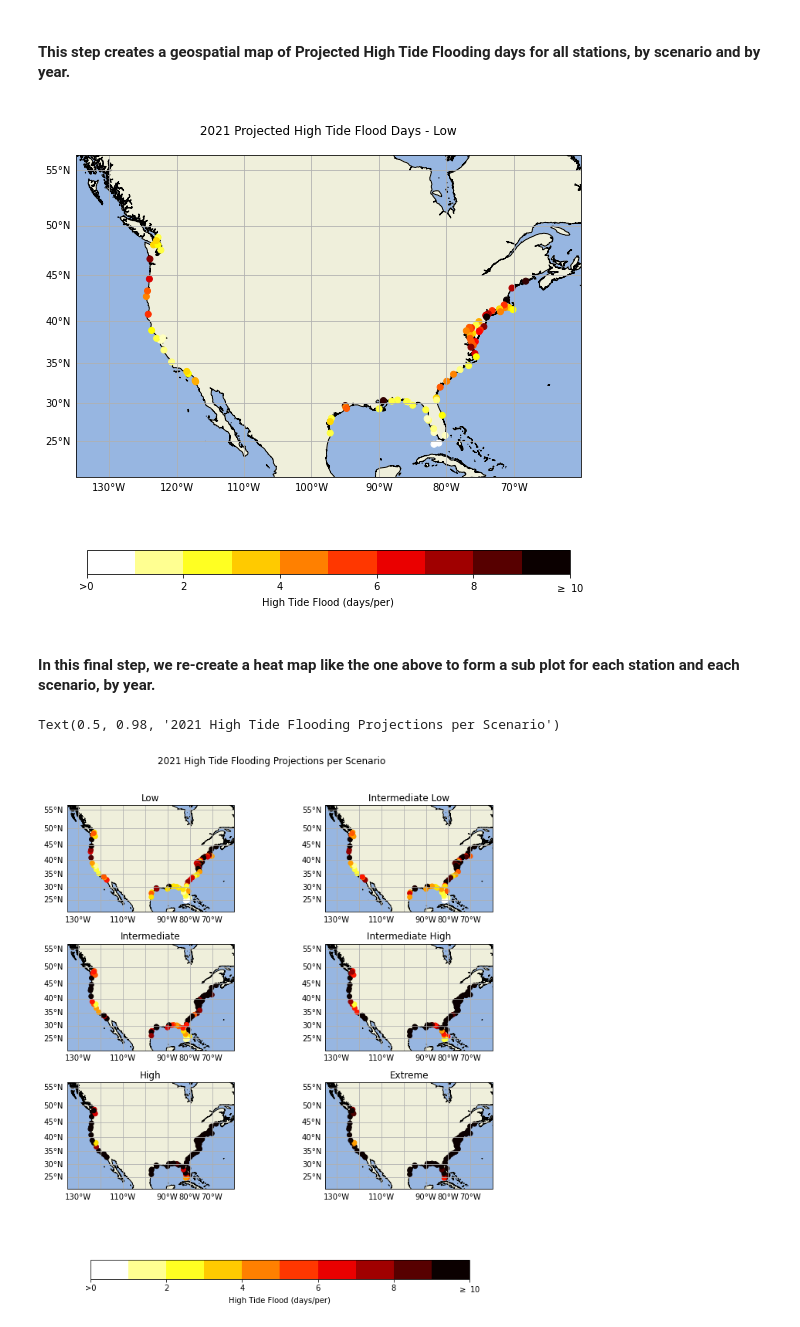
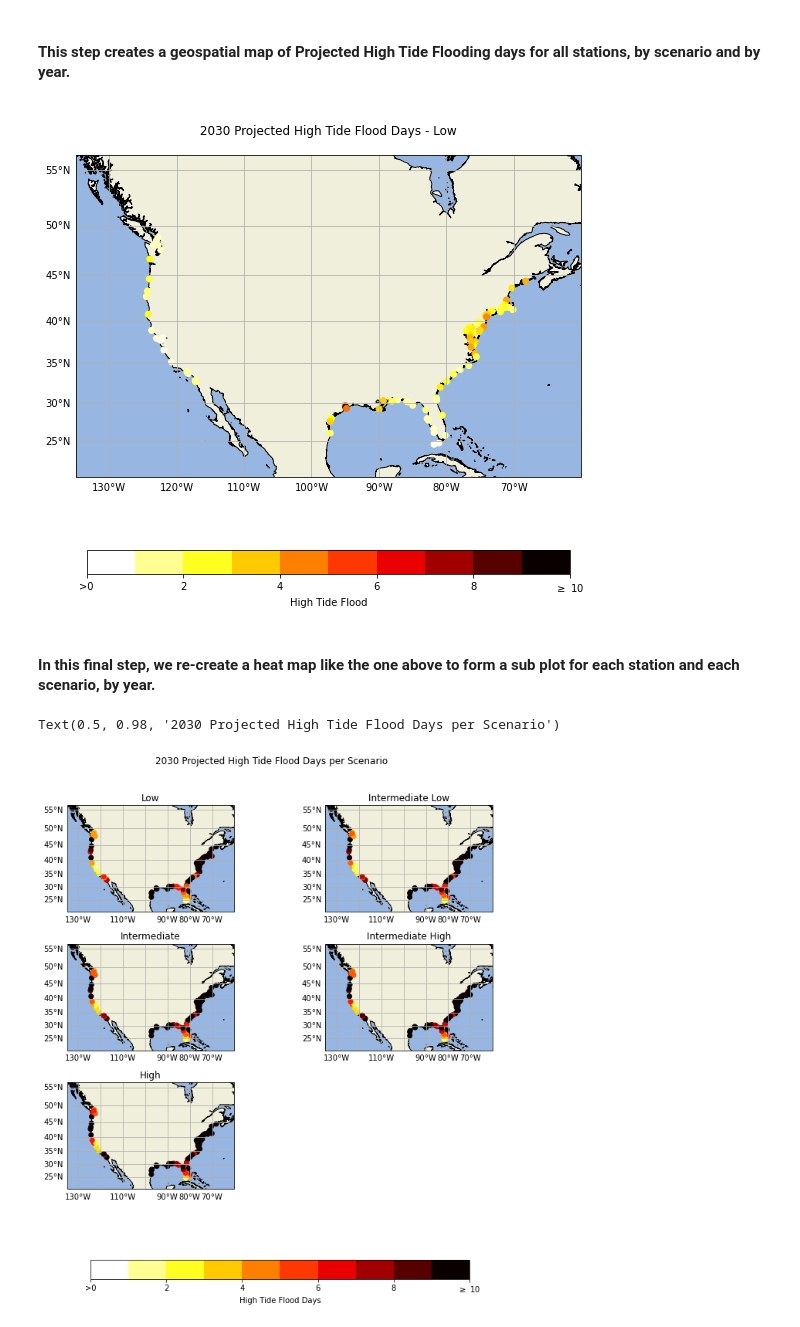
Before and after one commit to NOAA-CO-OPS/Coastal_Hazards_Example_Notebooks, a Jupyter notebook: HTF_Outlook_APIretrieval_plotting.ipynb, the cells around one changed output. Drawn from its saved outputs; the diff is of its cells as text; code cells hidden in the pictures.

```diff
--- a/HTF_Outlook_APIretrieval_plotting.ipynb
+++ b/HTF_Outlook_APIretrieval_plotting.ipynb
@@ -473,10 +481,16 @@ sidlatlon
 # %% [markdown]
 #### This step indexes the larger list of stations from the metadata API by the station ID from the DPAPI to create the lat/long subset to match the list of High Tide Flooding stations.
 # %%
+decdf=decproj.loc[decproj['decade']==2030]
+
+
+decdf= decdf.set_index('stnId')
+
+
 df=sidlatlon
 
-df = df.loc[df.index & annproj.index]
-df
+htfstns = df.loc[df.index & decdf.index]
+htfstns
 # %% [output]
 |  | lat | lng |
 | stnId |  |  |
@@ -514,0 +511,3 @@ annproj
+# %%
+decdf = decdf.join(htfstns)
+decdf
@@ -527,21 +541,21 @@ plt.figure(figsize=(8,8))
 ax=plt.axes(projection=proj)
 ax.coastlines('10m')
 gl=ax.gridlines(draw_labels=True)
-gl.ylabels_right=False
-gl.xlabels_top=False
+gl.right_labels=False
+gl.top_labels=False
 ax.add_feature(cfeature.OCEAN)
 ax.add_feature(cfeature.LAND)
 ax.set_extent([-135, -60, 20, 50])#, ccrs.Geodetic())
 
-ax.scatter(annproj['lng'],annproj['lat'],c=annproj['low'],cmap=cmap,transform=data_crs)
+ax.scatter(decdf['lng'],decdf['lat'],c=decdf['low'],cmap=cmap,transform=data_crs)
 
-ax.set_title('\n 2021 Projected High Tide Flood Days - Low \n')
-cbar=plt.colorbar(mpl.cm.ScalarMappable(cmap=cmap,norm=norm),ax=ax,fraction=0.05,label='High Tide Flood (days/per)',orientation='horizontal')
+ax.set_title('\n 2030 Projected High Tide Flood Days - Low \n')
+cbar=plt.colorbar(mpl.cm.ScalarMappable(cmap=cmap,norm=norm),ax=ax,fraction=0.05,label='High Tide Flood',orientation='horizontal')
 cbar.ax.set_xticklabels(['>0','','2','','4','','6','','8','',r'$\geq\ $10'])
 
 plt.tight_layout(pad=3)
 # %% [output]
-[figure, old version]
+[figure, new version]
 # %% [markdown]
 #### In this final step, we re-create a heat map like the one above to form a sub plot for each station and each scenario, by year.
 # %%
@@ -559,13 +573,13 @@ fig, ax = plt.subplots(3,2,figsize=(12,11),subplot_kw={'projection':proj},squeez
 
 ax[0,0].coastlines('10m')
 gl=ax[0,0].gridlines(draw_labels=True)
-gl.ylabels_right=False
-gl.xlabels_top=False
+gl.right_labels=False
+gl.top_labels=False
 ax[0,0].add_feature(cfeature.OCEAN)
 ax[0,0].add_feature(cfeature.LAND)
 ax[0,0].set_extent([-135, -60, 20, 50])#, ccrs.Geodetic())
 
-ax[0,0].scatter(annproj['lng'],annproj['lat'],c=annproj['low'],cmap=cmap,transform=data_crs,vmin=vmin,vmax=vmax)
+ax[0,0].scatter(decdf['lng'],decdf['lat'],c=decdf['low'],cmap=cmap,transform=data_crs,vmin=vmin,vmax=vmax)
 
 ax[0,0].set_title('Low')
 
@@ -573,13 +587,13 @@ ax[0,0].set_title('Low')
 
 ax[0,1].coastlines('10m')
 gl=ax[0,1].gridlines(draw_labels=True)
-gl.ylabels_right=False
-gl.xlabels_top=False
+gl.right_labels=False
+gl.top_labels=False
 ax[0,1].add_feature(cfeature.OCEAN)
 ax[0,1].add_feature(cfeature.LAND)
 ax[0,1].set_extent([-135, -60, 20, 50])#, ccrs.Geodetic())
 
-ax[0,1].scatter(annproj['lng'],annproj['lat'],c=annproj['intLow'],cmap=cmap,transform=data_crs,vmin=vmin,vmax=vmax)
+ax[0,1].scatter(decdf['lng'],decdf['lat'],c=decdf['intLow'],cmap=cmap,transform=data_crs,vmin=vmin,vmax=vmax)
 
 ax[0,1].set_title('Intermediate Low')
 
@@ -587,63 +601,51 @@ ax[0,1].set_title('Intermediate Low')
 
 ax[1,0].coastlines('10m')
 gl=ax[1,0].gridlines(draw_labels=True)
-gl.ylabels_right=False
-gl.xlabels_top=False
+gl.right_labels=False
+gl.top_labels=False
 ax[1,0].add_feature(cfeature.OCEAN)
 ax[1,0].add_feature(cfeature.LAND)
 ax[1,0].set_extent([-135, -60, 20, 50])#, ccrs.Geodetic())
 
-ax[1,0].scatter(annproj['lng'],annproj['lat'],c=annproj['intermediate'],cmap=cmap,transform=data_crs,vmin=vmin,vmax=vmax)
+ax[1,0].scatter(decdf['lng'],decdf['lat'],c=decdf['intermediate'],cmap=cmap,transform=data_crs,vmin=vmin,vmax=vmax)
 
 ax[1,0].set_title('Intermediate')
 
 
 ax[1,1].coastlines('10m')
 gl=ax[1,1].gridlines(draw_labels=True)
-gl.ylabels_right=False
-gl.xlabels_top=False
+gl.right_labels=False
+gl.top_labels=False
 ax[1,1].add_feature(cfeature.OCEAN)
 ax[1,1].add_feature(cfeature.LAND)
 ax[1,1].set_extent([-135, -60, 20, 50])#, ccrs.Geodetic())
 
-ax[1,1].scatter(annproj['lng'],annproj['lat'],c=annproj['intHigh'],cmap=cmap,transform=data_crs,vmin=vmin,vmax=vmax)
+ax[1,1].scatter(decdf['lng'],decdf['lat'],c=decdf['intHigh'],cmap=cmap,transform=data_crs,vmin=vmin,vmax=vmax)
 
 ax[1,1].set_title('Intermediate High')
 
 
 
 
 ax[2,0].coastlines('10m')
 gl=ax[2,0].gridlines(draw_labels=True)
-gl.ylabels_right=False
-gl.xlabels_top=False
+gl.right_labels=False
+gl.top_labels=False
 ax[2,0].add_feature(cfeature.OCEAN)
 ax[2,0].add_feature(cfeature.LAND)
 ax[2,0].set_extent([-135, -60, 20, 50])#, ccrs.Geodetic())
 
-ax[2,0].scatter(annproj['lng'],annproj['lat'],c=annproj['high'],cmap=cmap,transform=data_crs,vmin=vmin,vmax=vmax)
+ax[2,0].scatter(decdf['lng'],decdf['lat'],c=decdf['high'],cmap=cmap,transform=data_crs,vmin=vmin,vmax=vmax)
 
 ax[2,0].set_title('High')
 
-
-
-ax[2,1].coastlines('10m')
-gl=ax[2,1].gridlines(draw_labels=True)
-gl.ylabels_right=False
-gl.xlabels_top=False
-ax[2,1].add_feature(cfeature.OCEAN)
-ax[2,1].add_feature(cfeature.LAND)
-ax[2,1].set_extent([-135, -60, 20, 50])#, ccrs.Geodetic())
-
-ax[2,1].scatter(annproj['lng'],annproj['lat'],c=annproj['extreme'],cmap=cmap,transform=data_crs,vmin=vmin,vmax=vmax)
-
-ax[2,1].set_title('Extreme')
+fig.delaxes(ax[2,1])
 
 fig.subplots_adjust(hspace=0.3, wspace=0,top=0.9)
-cbar=fig.colorbar(mpl.cm.ScalarMappable(cmap=cmap,norm=norm),ax=ax,fraction=0.04,label='High Tide Flood (days/per)',orientation='horizontal')
+cbar=fig.colorbar(mpl.cm.ScalarMappable(cmap=cmap,norm=norm),ax=ax,fraction=0.04,label='High Tide Flood Days',orientation='horizontal')
 cbar.ax.set_xticklabels(['>0','','2','','4','','6','','8','',r'$\geq\ $10'])
 
-fig.suptitle('2021 High Tide Flooding Projections per Scenario')
+fig.suptitle('2030 Projected High Tide Flood Days per Scenario')
 # %% [output]
-Text(0.5, 0.98, '2021 High Tide Flooding Projections per Scenario')
+Text(0.5, 0.98, '2030 Projected High Tide Flood Days per Scenario')
-[figure, old version]
+[figure, new version]
```
Also changed, not shown: parts of 16 cells of this notebook.
